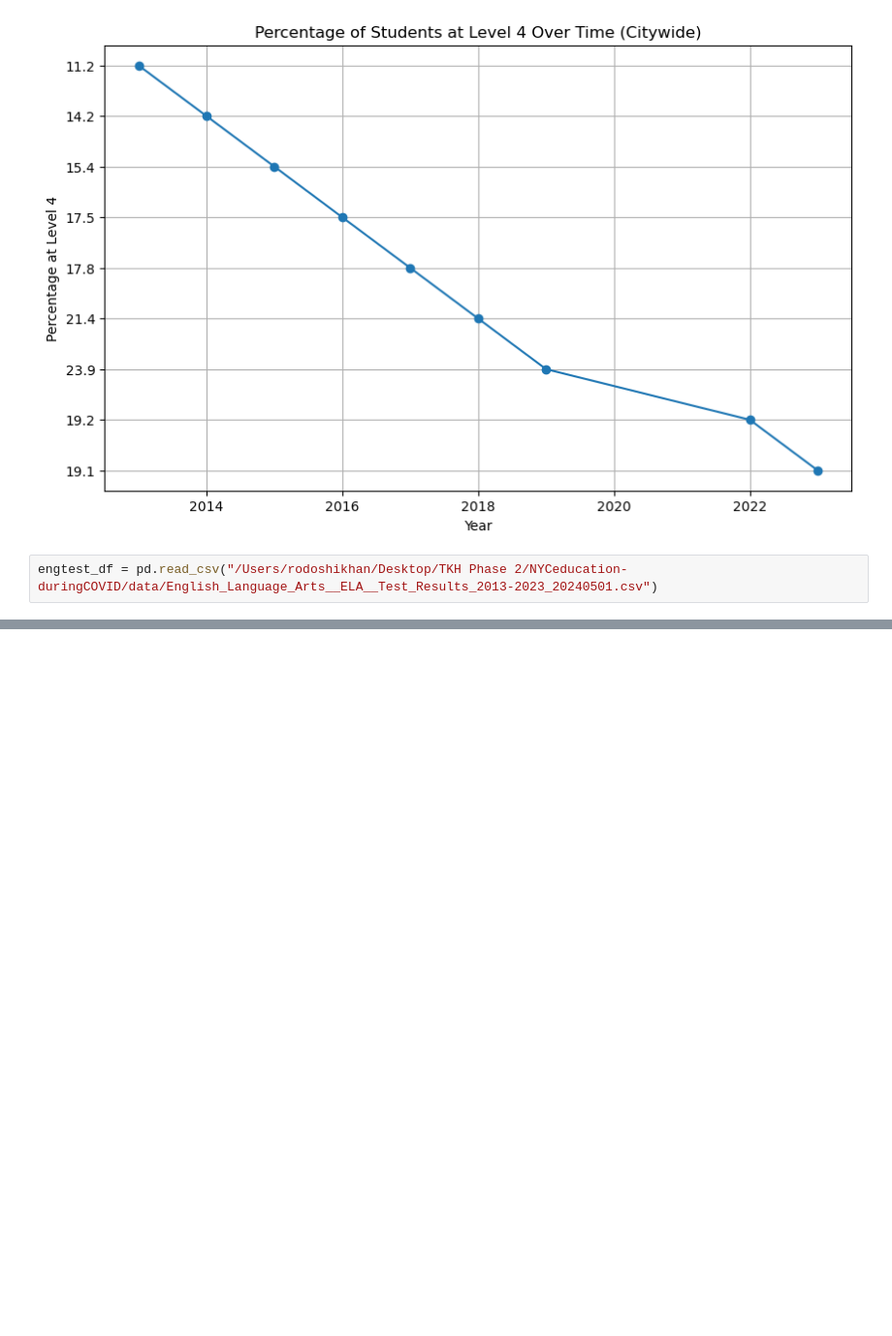
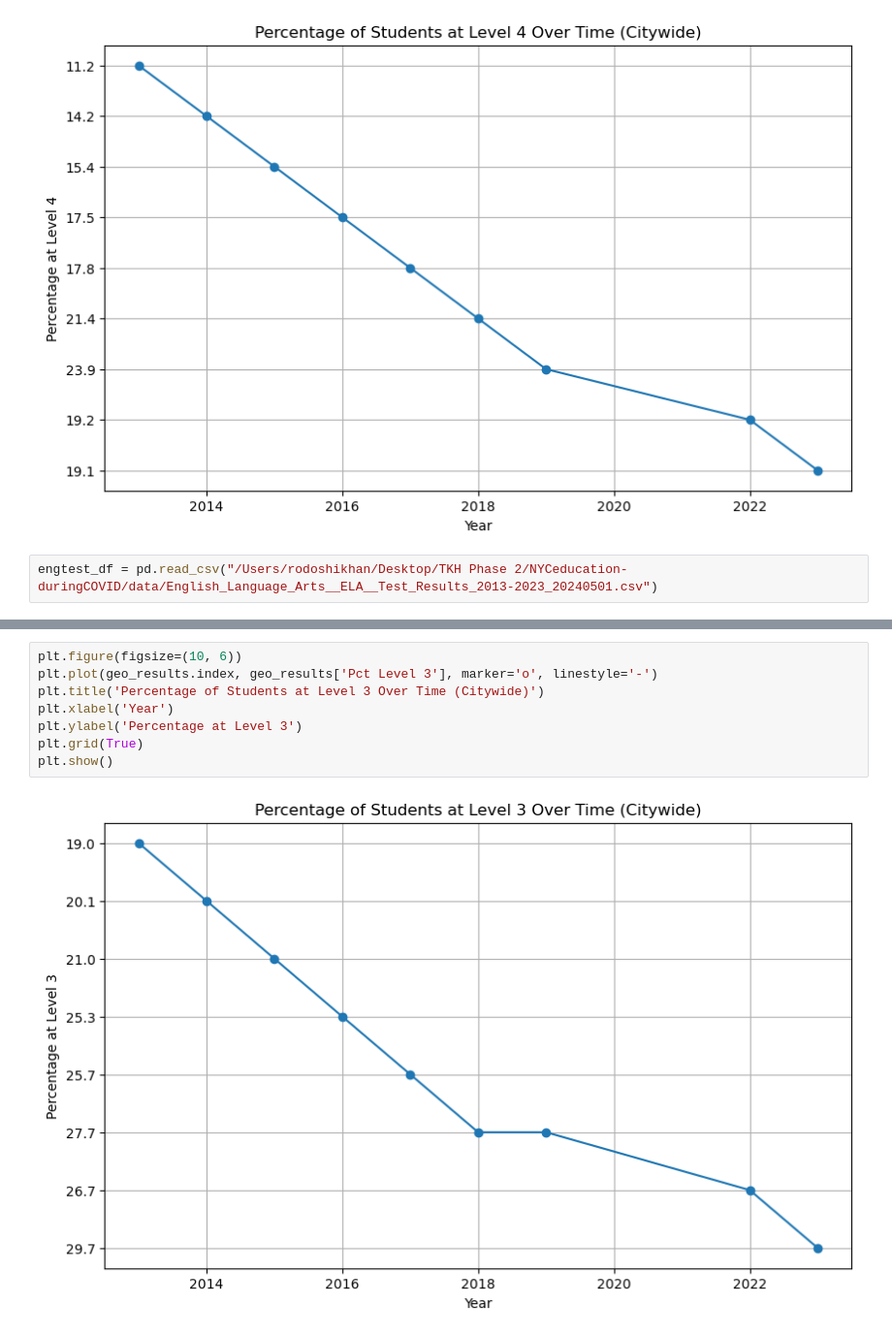
Before and after one commit to myCanaless/NYCeducation-duringCOVID, a Jupyter notebook: code/01 eda.ipynb, the cells around one changed output, grey strips where cells are left out. Shown at 97% size. Cells and saved outputs as stored; diff of their text form; blank space fills up the shorter version.

```diff
--- a/code/01 eda.ipynb
+++ b/code/01 eda.ipynb
@@ -442,0 +614,10 @@ engtest_df = pd.read_csv("/Users/rodoshikhan/Desktop/TKH Phase 2/NYCeducation-du
+# %%
+plt.figure(figsize=(10, 6))
+plt.plot(geo_results.index, geo_results['Pct Level 3'], marker='o', linestyle='-')
+plt.title('Percentage of Students at Level 3 Over Time (Citywide)')
+plt.xlabel('Year')
+plt.ylabel('Percentage at Level 3')
+plt.grid(True)
+plt.show()
+# %% [output]
+[figure, added]
```
Also changed, not shown: parts of 16 cells of this notebook.
